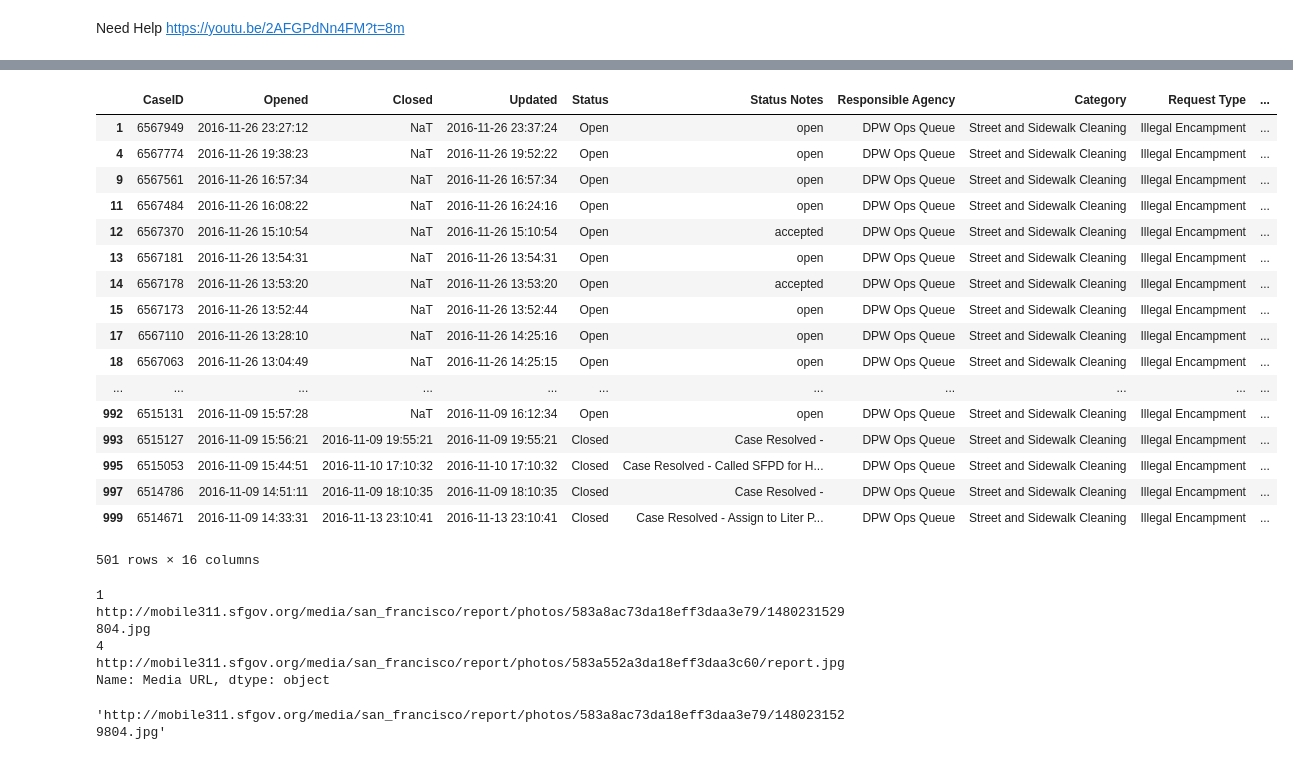
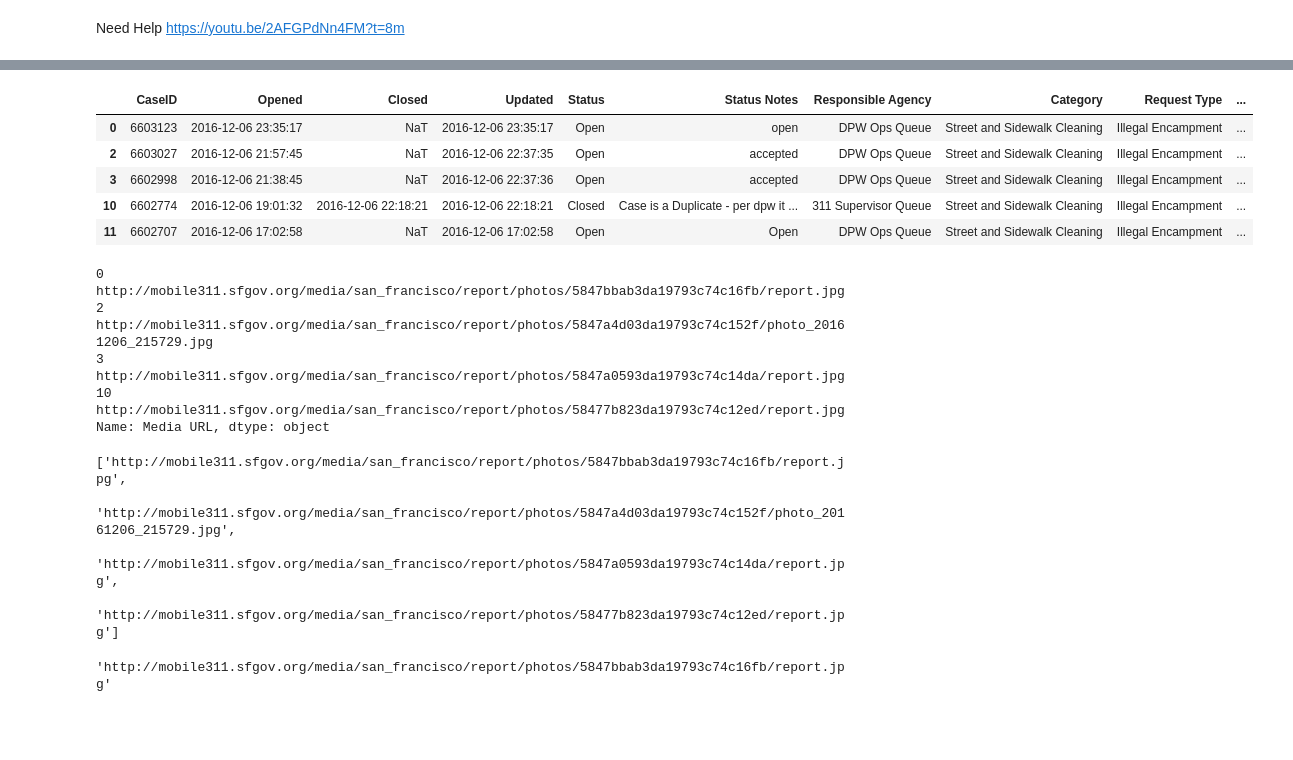
Before and after one commit to gregorydillon/JupyterPractice, a Jupyter notebook: San Francisco Homeless Data Analysis.ipynb, the cells around one changed output, grey strips where cells are left out. Cells and saved outputs as stored; diff of their text form; code cells hidden in the pictures; blank space fills up the shorter version.

```diff
--- a/San Francisco Homeless Data Analysis.ipynb
+++ b/San Francisco Homeless Data Analysis.ipynb
@@ -198,31 +146,27 @@ hl[hl['Neighborhood'] == 'Mission']
 # %%
-hl[hl['Media URL'].notnull() ]
+hl[hl['Media URL'].notnull() ].head()
 # %% [output]
 |  | CaseID | Opened | Closed | Updated | Status | Status Notes | Responsible Agency | Category | Request Type | ... |
-| 1 | 6567949 | 2016-11-26 23:27:12 | NaT | 2016-11-26 23:37:24 | Open | open | DPW Ops Queue | Street and Sidewalk Cleaning | Illegal Encampment | ... |
-| 4 | 6567774 | 2016-11-26 19:38:23 | NaT | 2016-11-26 19:52:22 | Open | open | DPW Ops Queue | Street and Sidewalk Cleaning | Illegal Encampment | ... |
-| 9 | 6567561 | 2016-11-26 16:57:34 | NaT | 2016-11-26 16:57:34 | Open | open | DPW Ops Queue | Street and Sidewalk Cleaning | Illegal Encampment | ... |
-| 11 | 6567484 | 2016-11-26 16:08:22 | NaT | 2016-11-26 16:24:16 | Open | open | DPW Ops Queue | Street and Sidewalk Cleaning | Illegal Encampment | ... |
-| 12 | 6567370 | 2016-11-26 15:10:54 | NaT | 2016-11-26 15:10:54 | Open | accepted | DPW Ops Queue | Street and Sidewalk Cleaning | Illegal Encampment | ... |
-| 13 | 6567181 | 2016-11-26 13:54:31 | NaT | 2016-11-26 13:54:31 | Open | open | DPW Ops Queue | Street and Sidewalk Cleaning | Illegal Encampment | ... |
-| 14 | 6567178 | 2016-11-26 13:53:20 | NaT | 2016-11-26 13:53:20 | Open | accepted | DPW Ops Queue | Street and Sidewalk Cleaning | Illegal Encampment | ... |
-| 15 | 6567173 | 2016-11-26 13:52:44 | NaT | 2016-11-26 13:52:44 | Open | open | DPW Ops Queue | Street and Sidewalk Cleaning | Illegal Encampment | ... |
-| 17 | 6567110 | 2016-11-26 13:28:10 | NaT | 2016-11-26 14:25:16 | Open | open | DPW Ops Queue | Street and Sidewalk Cleaning | Illegal Encampment | ... |
-| 18 | 6567063 | 2016-11-26 13:04:49 | NaT | 2016-11-26 14:25:15 | Open | open | DPW Ops Queue | Street and Sidewalk Cleaning | Illegal Encampment | ... |
-| ... | ... | ... | ... | ... | ... | ... | ... | ... | ... | ... |
-| 992 | 6515131 | 2016-11-09 15:57:28 | NaT | 2016-11-09 16:12:34 | Open | open | DPW Ops Queue | Street and Sidewalk Cleaning | Illegal Encampment | ... |
-| 993 | 6515127 | 2016-11-09 15:56:21 | 2016-11-09 19:55:21 | 2016-11-09 19:55:21 | Closed | Case Resolved - | DPW Ops Queue | Street and Sidewalk Cleaning | Illegal Encampment | ... |
-| 995 | 6515053 | 2016-11-09 15:44:51 | 2016-11-10 17:10:32 | 2016-11-10 17:10:32 | Closed | Case Resolved - Called SFPD for H... | DPW Ops Queue | Street and Sidewalk Cleaning | Illegal Encampment | ... |
-| 997 | 6514786 | 2016-11-09 14:51:11 | 2016-11-09 18:10:35 | 2016-11-09 18:10:35 | Closed | Case Resolved - | DPW Ops Queue | Street and Sidewalk Cleaning | Illegal Encampment | ... |
-| 999 | 6514671 | 2016-11-09 14:33:31 | 2016-11-13 23:10:41 | 2016-11-13 23:10:41 | Closed | Case Resolved - Assign to Liter P... | DPW Ops Queue | Street and Sidewalk Cleaning | Illegal Encampment | ... |
+| 0 | 6603123 | 2016-12-06 23:35:17 | NaT | 2016-12-06 23:35:17 | Open | open | DPW Ops Queue | Street and Sidewalk Cleaning | Illegal Encampment | ... |
+| 2 | 6603027 | 2016-12-06 21:57:45 | NaT | 2016-12-06 22:37:35 | Open | accepted | DPW Ops Queue | Street and Sidewalk Cleaning | Illegal Encampment | ... |
+| 3 | 6602998 | 2016-12-06 21:38:45 | NaT | 2016-12-06 22:37:36 | Open | accepted | DPW Ops Queue | Street and Sidewalk Cleaning | Illegal Encampment | ... |
+| 10 | 6602774 | 2016-12-06 19:01:32 | 2016-12-06 22:18:21 | 2016-12-06 22:18:21 | Closed | Case is a Duplicate - per dpw it ... | 311 Supervisor Queue | Street and Sidewalk Cleaning | Illegal Encampment | ... |
+| 11 | 6602707 | 2016-12-06 17:02:58 | NaT | 2016-12-06 17:02:58 | Open | Open | DPW Ops Queue | Street and Sidewalk Cleaning | Illegal Encampment | ... |
-501 rows × 16 columns
 # %%
 hl_images = hl[hl['Media URL'].notnull() ]['Media URL']
 # %%
-hl_images.head(2)
+hl_images.head(4)
 # %% [output]
-1    http://mobile311.sfgov.org/media/san_francisco/report/photos/583a8ac73da18eff3daa3e79/1480231529804.jpg
-4           http://mobile311.sfgov.org/media/san_francisco/report/photos/583a552a3da18eff3daa3c60/report.jpg
+0                    http://mobile311.sfgov.org/media/san_francisco/report/photos/5847bbab3da19793c74c16fb/report.jpg
+2     http://mobile311.sfgov.org/media/san_francisco/report/photos/5847a4d03da19793c74c152f/photo_20161206_215729.jpg
+3                    http://mobile311.sfgov.org/media/san_francisco/report/photos/5847a0593da19793c74c14da/report.jpg
+10                   http://mobile311.sfgov.org/media/san_francisco/report/photos/58477b823da19793c74c12ed/report.jpg
 Name: Media URL, dtype: object
 # %%
 image_list = list(hl_images)
+image_list[:4]
+# %% [output]
+['http://mobile311.sfgov.org/media/san_francisco/report/photos/5847bbab3da19793c74c16fb/report.jpg',
+ 'http://mobile311.sfgov.org/media/san_francisco/report/photos/5847a4d03da19793c74c152f/photo_20161206_215729.jpg',
+ 'http://mobile311.sfgov.org/media/san_francisco/report/photos/5847a0593da19793c74c14da/report.jpg',
+ 'http://mobile311.sfgov.org/media/san_francisco/report/photos/58477b823da19793c74c12ed/report.jpg']
@@ -231,7 +173,8 @@ imgURL = hl_images[1]
-# %%
-imgURL
-# %% [output]
-'http://mobile311.sfgov.org/media/san_francisco/report/photos/583a8ac73da18eff3daa3e79/1480231529804.jpg'
+# %%
+imgURL=image_list[0]
+imgURL
+# %% [output]
+'http://mobile311.sfgov.org/media/san_francisco/report/photos/5847bbab3da19793c74c16fb/report.jpg'
 # %%
 from IPython.display import Image
 from IPython.core.display import HTML
```
Also changed, not shown: parts of 24 cells of this notebook, 5 other files.
